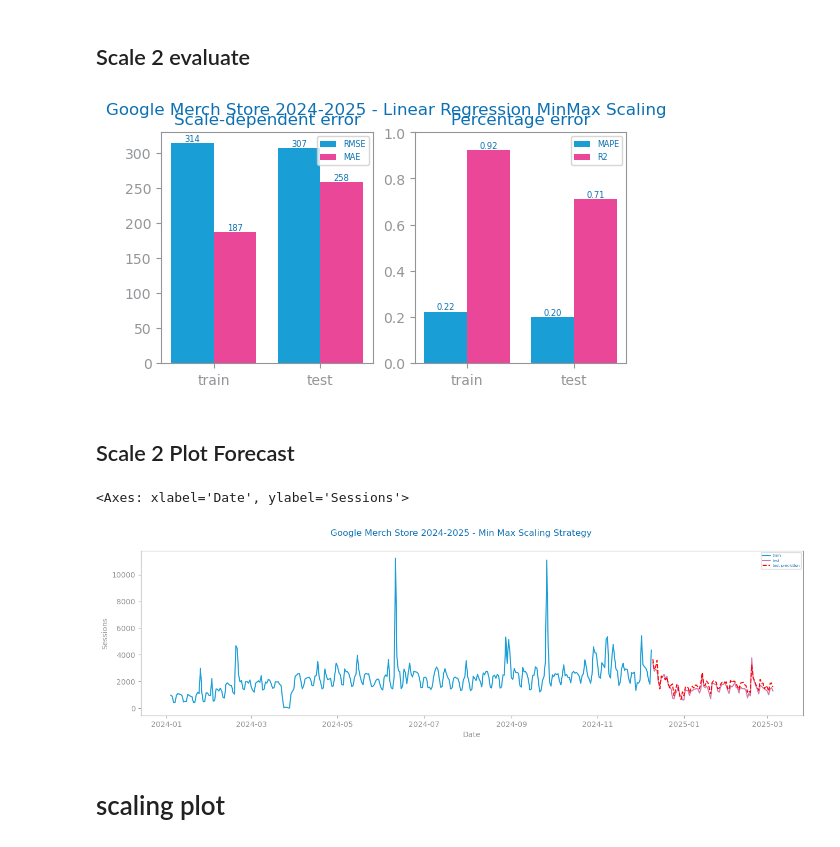
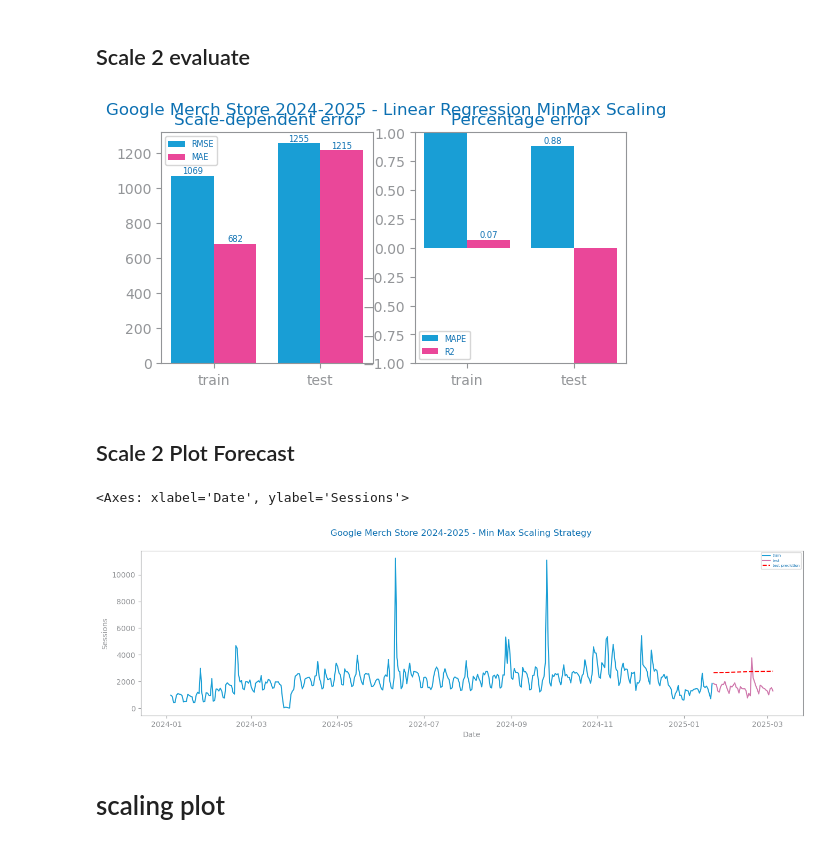
Before and after one commit to jvanalytics/ist_dash_2024_rec, a Jupyter notebook: time_series_forecasting/notebooks/dataset_3/3_ga4_merch_agg_2024_time_series_scaling.ipynb, the cells around one changed output. Cells and saved outputs as stored; diff of their text form; code cells hidden in the pictures.

```diff
--- a/time_series_forecasting/notebooks/dataset_3/3_ga4_merch_agg_2024_time_series_scaling.ipynb
+++ b/time_series_forecasting/notebooks/dataset_3/3_ga4_merch_agg_2024_time_series_scaling.ipynb
@@ -32,7 +32,7 @@ data=pd.read_csv(filepath, decimal=".",  index_col='Date', parse_dates=True,  in
 target='Sessions'
 series: Series = data[target]
 
-test_split_threshold = 0.8
+test_split_threshold = 0.90
 
 data.info()
 # %% [output]
@@ -205,31 +234,43 @@ series_2: Series = data_2[target]
 # %%
 from pandas import Series
 from dslabs_functions import plot_forecasting_eval
 from sklearn.linear_model import LinearRegression
 
 
 # Split the data into train and test sets
 train_2, test_2 = series_train_test_split(data_1, trn_pct=test_split_threshold)
 
-# Prepare the training and testing data
-trnX_2 = train_2.drop(columns=[target])
-trnY_2 = train_2[target]
-tstX_2 = test_2.drop(columns=[target])
-tstY_2 = test_2[target]
+
+# Ensure no data leakage
+assert not set(train_1.index).intersection(set(test_1.index)), "Data leakage detected: Train and test sets overlap."
+
+
+# Prepare the training and testing data from dataframes with features and target
+# trnX_2 = train_2.drop(columns=[target])
+# trnY_2 = train_2[target]
+# tstX_2 = test_2.drop(columns=[target])
+# tstY_2 = test_2[target]
+
+
+# Prepare the training and testing data using the time index as the feature
+trnX_2 = arange(len(train_2)).reshape(-1, 1)
+trnY_2 = train_2[target].to_numpy()
+tstX_2 = arange(len(train_2), len(data_2)).reshape(-1, 1)
+tstY_2 = test_2[target].to_numpy()
 
 # Fit the linear regression model
 model_2 = LinearRegression()
 model_2.fit(trnX_2, trnY_2)
 
 # Predict the training and testing data
 prd_trn_2 = Series(model_2.predict(trnX_2), index=train_2.index)
 prd_tst_2 = Series(model_2.predict(tstX_2), index=test_2.index)
 
 # Plot the forecasting evaluation
 plot_forecasting_eval(train_2[target], test_2[target], prd_trn_2, prd_tst_2, title=f"{file_tag} - Linear Regression MinMax Scaling")
 savefig(f"images/{file_tag}_linear_regression_eval_no_scale.png")
 # %% [output]
-[figure, old version]
+[figure, new version]
 # %% [markdown]
 ## Scale 2 Plot Forecast
 # %%
@@ -243,7 +284,7 @@ plot_forecasting_series(
 )
 # %% [output]
 <Axes: xlabel='Date', ylabel='Sessions'>
-[figure, old version]
+[figure, new version]
 # %% [markdown]
 # scaling plot
 # %%
```
Also changed, not shown: parts of 9 cells of this notebook, 20 other files.
